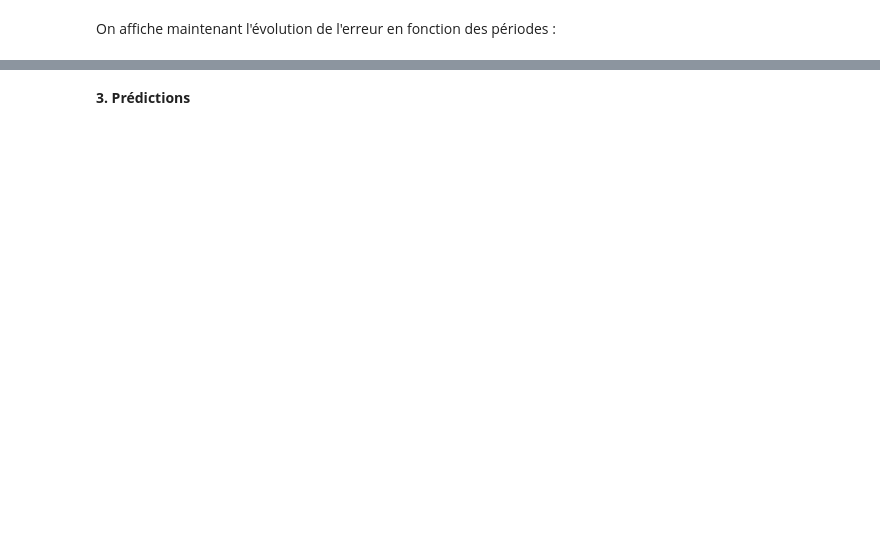
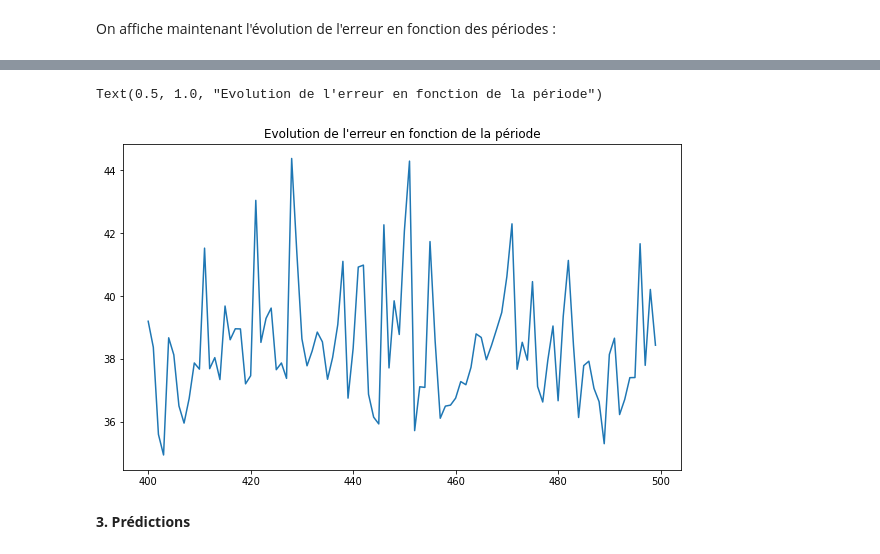
Before and after one commit to AlexandreBourrieau/ML, a Jupyter notebook: Carnets Jupyter/Séries temporelles/Reseau_DNN.ipynb, the cells around one changed output, grey strips where cells are left out. Drawn from its saved outputs; the diff is of its cells as text; code cells hidden in the pictures; blank space fills up the shorter version.

```diff
--- a/Carnets Jupyter/Séries temporelles/Reseau_DNN.ipynb
+++ b/Carnets Jupyter/Séries temporelles/Reseau_DNN.ipynb
@@ -246,3 +333,12 @@ plt.title("Evolution de l'erreur en fonction de la période")
+# %%
+# Affiche l'erreur en fonction de la période
+plt.figure(figsize=(10, 6))
+plt.plot(periodes[400:500],erreur[400:500])
+
+plt.title("Evolution de l'erreur en fonction de la période")
+# %% [output]
+Text(0.5, 1.0, "Evolution de l'erreur en fonction de la période")
+[figure, added]
 # %% [markdown]
 **3. Prédictions**
 # %%
```
Also changed, not shown: parts of 14 cells of this notebook.
